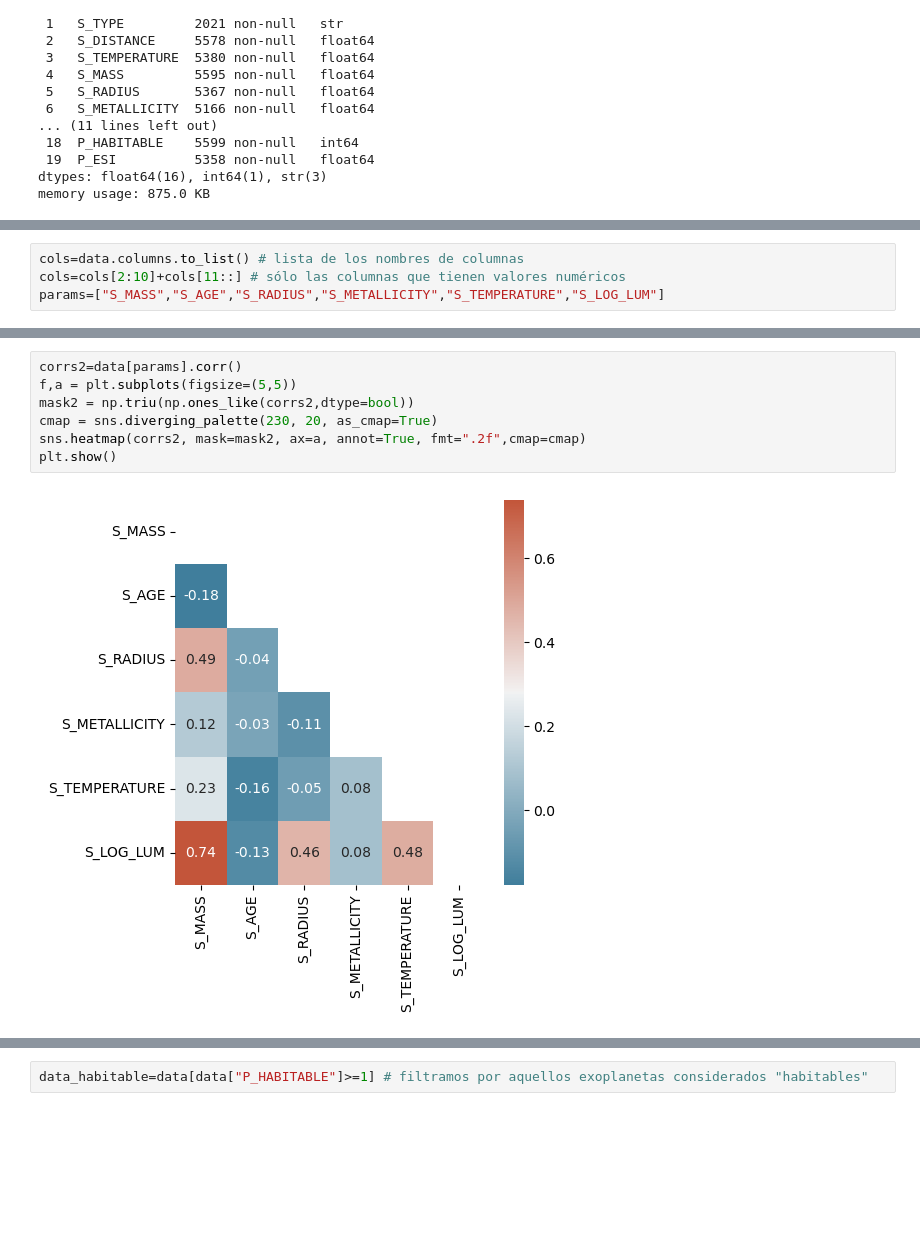
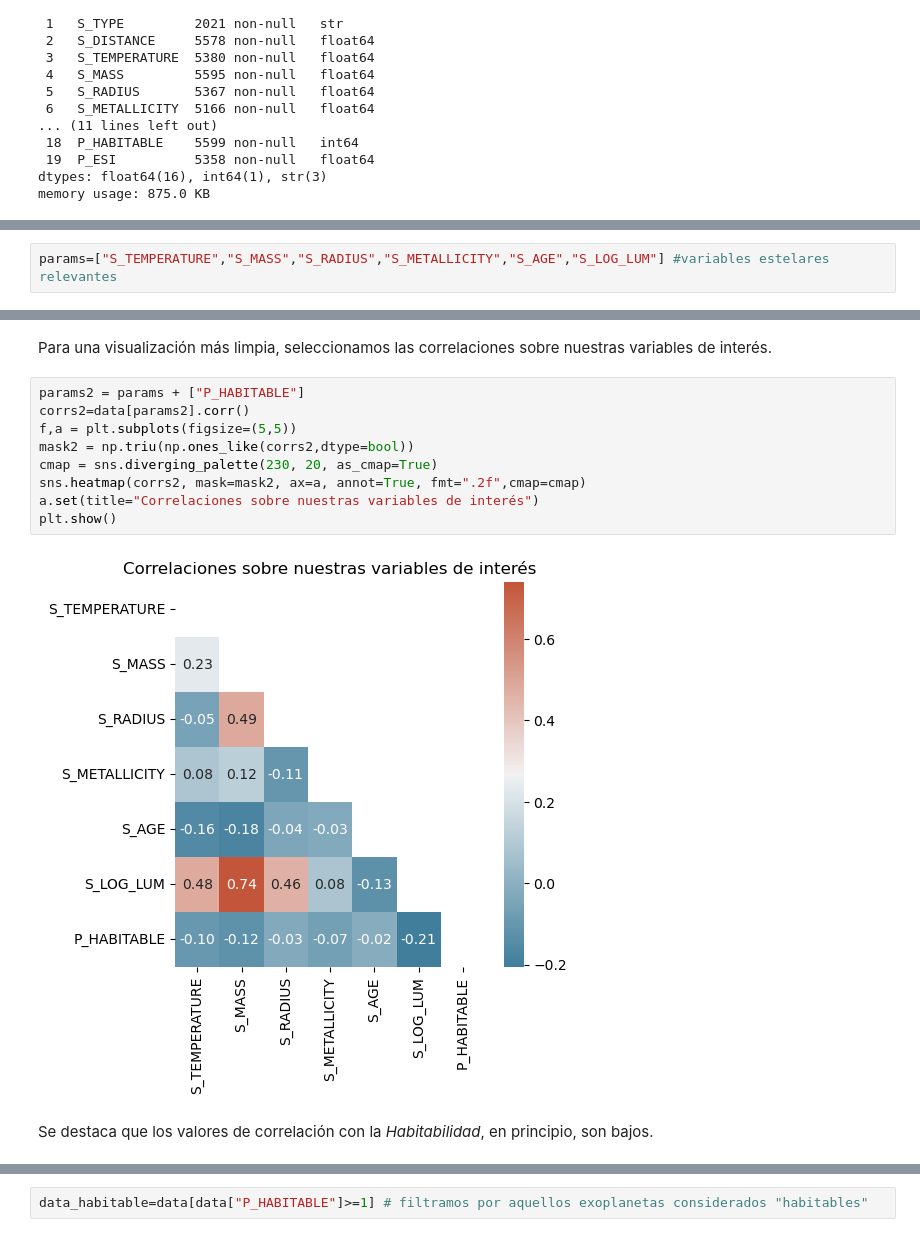
Before and after one commit to sphxisnot/Big-Data-2026, a Jupyter notebook: Hackaton_planetas_grupo_3.ipynb, the cells around one changed output, grey strips where cells are left out. Drawn from its saved outputs; the diff is of its cells as text; blank space fills up the shorter version.

```diff
--- a/Hackaton_planetas_grupo_3.ipynb
+++ b/Hackaton_planetas_grupo_3.ipynb
@@ -58,4 +68,2 @@ memory usage: 875.0 KB
 # %%
-cols=data.columns.to_list() # lista de los nombres de columnas
-cols=cols[2:10]+cols[11::] # sólo las columnas que tienen valores numéricos
-params=["S_MASS","S_AGE","S_RADIUS","S_METALLICITY","S_TEMPERATURE","S_LOG_LUM"]
+params=["S_TEMPERATURE","S_MASS","S_RADIUS","S_METALLICITY","S_AGE","S_LOG_LUM"] #variables estelares relevantes
@@ -77,9 +105,15 @@ plt.show()
+# %% [markdown]
+Para una visualización más limpia, seleccionamos las correlaciones sobre nuestras variables de interés.
 # %%
-corrs2=data[params].corr()
+params2 = params + ["P_HABITABLE"]
+corrs2=data[params2].corr()
 f,a = plt.subplots(figsize=(5,5))
 mask2 = np.triu(np.ones_like(corrs2,dtype=bool))
 cmap = sns.diverging_palette(230, 20, as_cmap=True)
 sns.heatmap(corrs2, mask=mask2, ax=a, annot=True, fmt=".2f",cmap=cmap)
+a.set(title="Correlaciones sobre nuestras variables de interés")
 plt.show()
 # %% [output]
-[figure, old version]
+[figure, new version]
+# %% [markdown]
+Se destaca que los valores de correlación con la *Habitabilidad*, en principio, son bajos.
```
Also changed, not shown: parts of 29 cells of this notebook.
